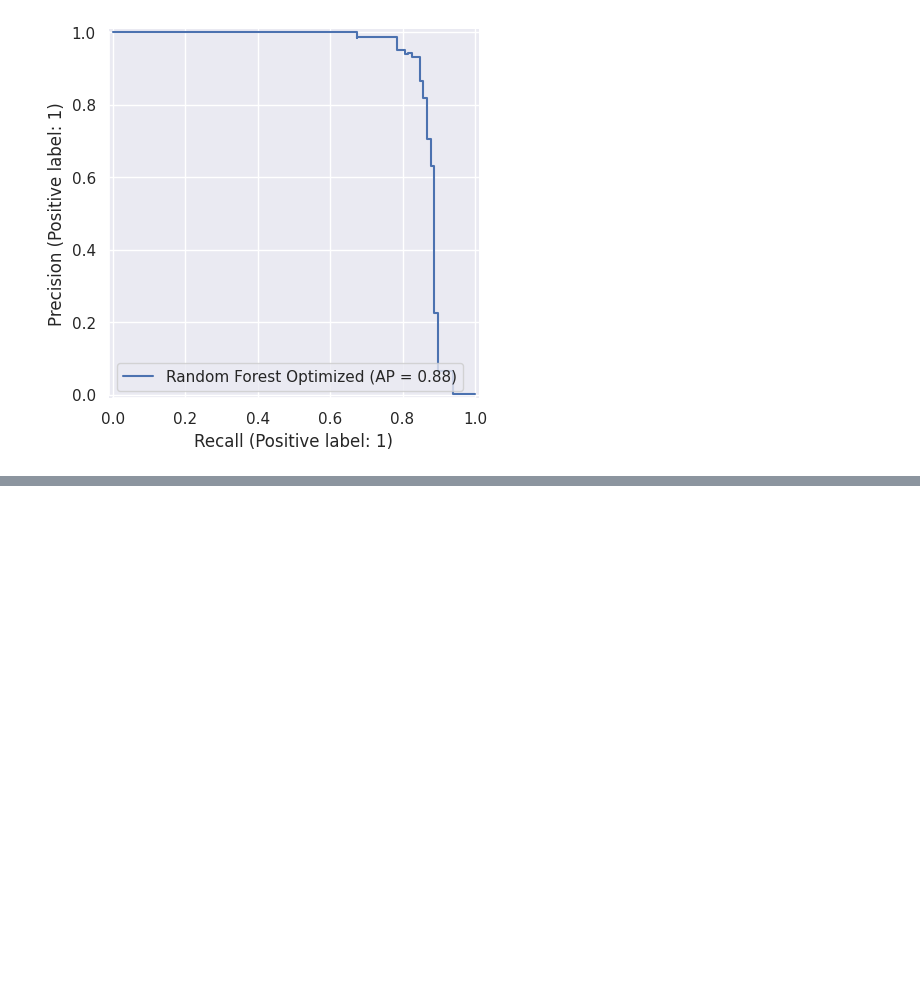
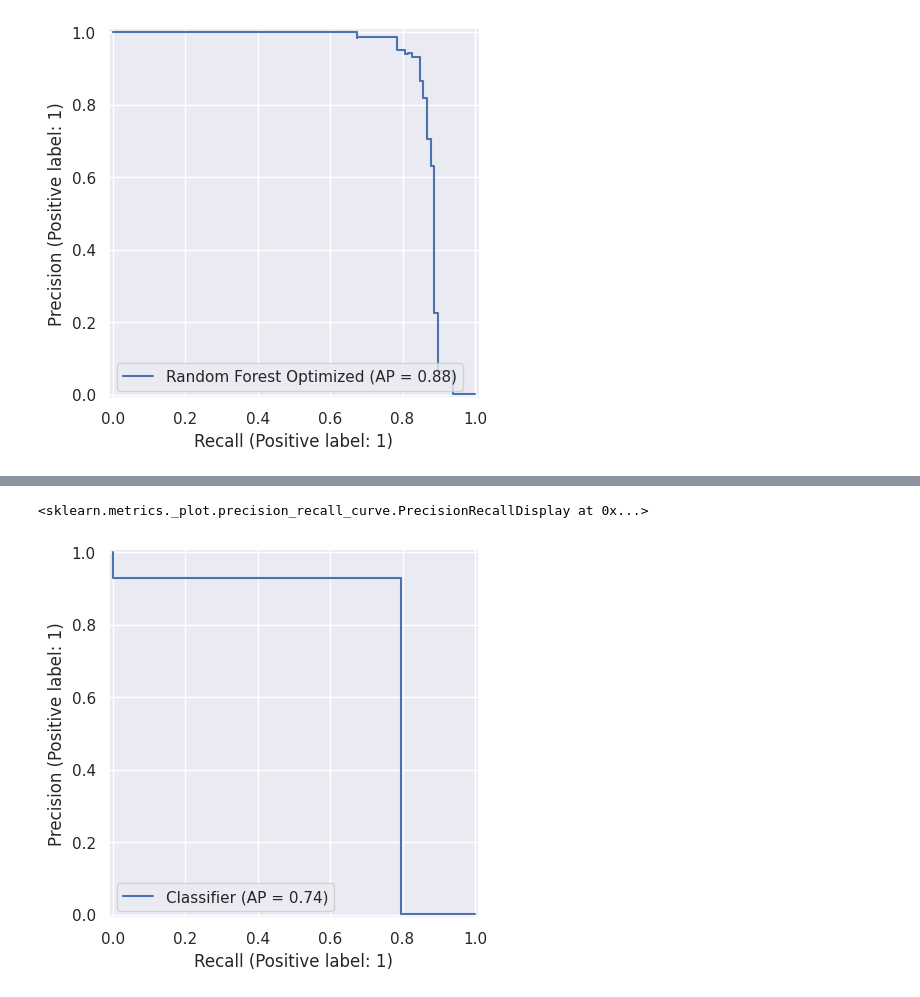
Before and after one commit to GustavoDeutsch/fraud_detection_learning, a Jupyter notebook: estudo.ipynb, the cells around one changed output, grey strips where cells are left out. Cells and saved outputs as stored; diff of their text form; code cells hidden in the pictures; blank space fills up the shorter version.

```diff
--- a/estudo.ipynb
+++ b/estudo.ipynb
@@ -185,0 +214,3 @@ search.best_estimator_.criterion
+# %%
+xgb_model = XGBClassifier(objective='binary:logistic', random_state=42, eval_metric='aucpr')
+xgb_model.fit(X_train, y_train, eval_set=[(X_test, y_test)])
@@ -185,0 +246,6 @@ search.best_estimator_.criterion
+# %%
+y_pred = xgb_model.predict(X_test)
+PrecisionRecallDisplay.from_predictions(y_test, y_pred)
+# %% [output]
+<sklearn.metrics._plot.precision_recall_curve.PrecisionRecallDisplay at 0x...>
+[figure, added]
```
Also changed, not shown: parts of 10 cells of this notebook.
